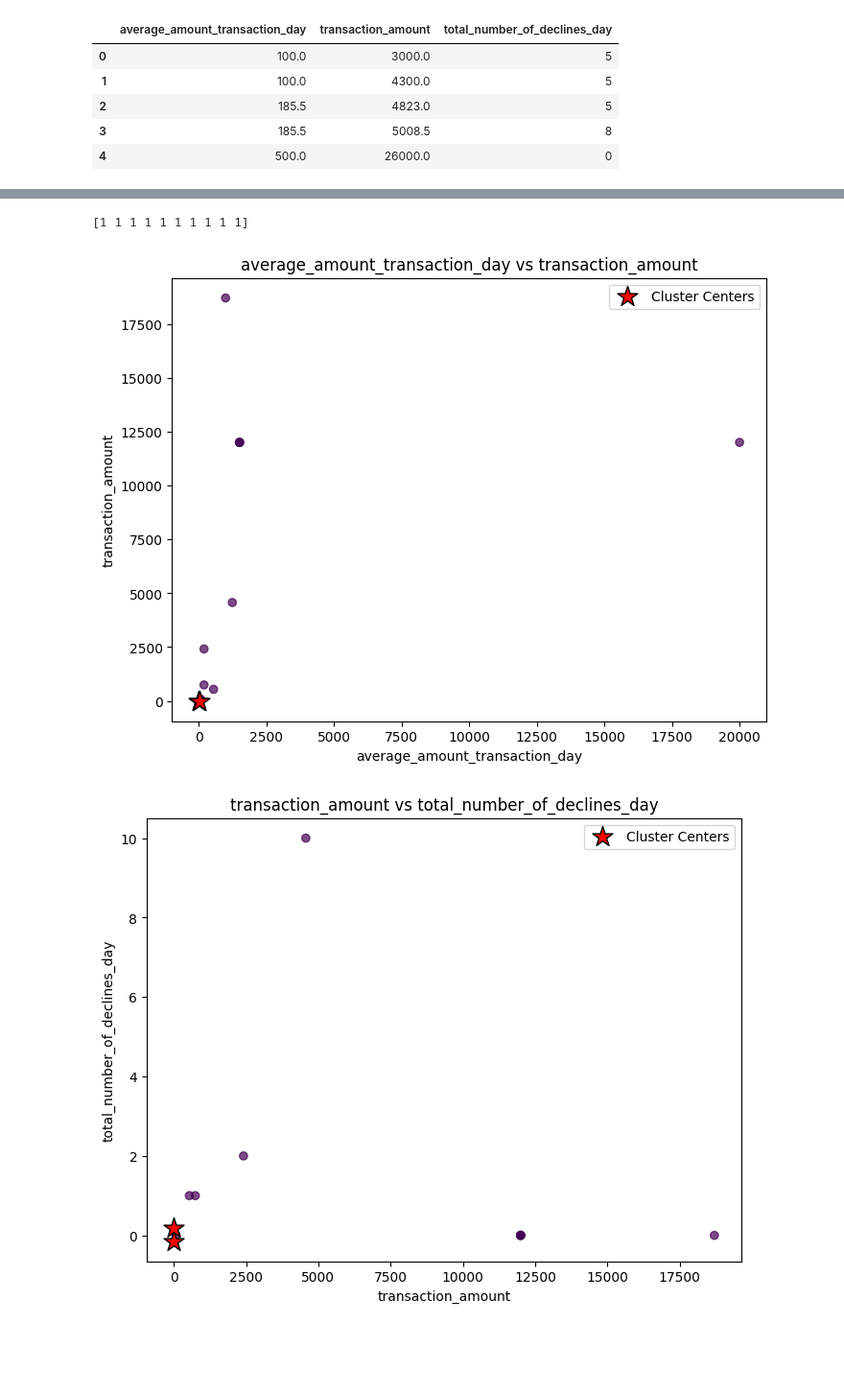
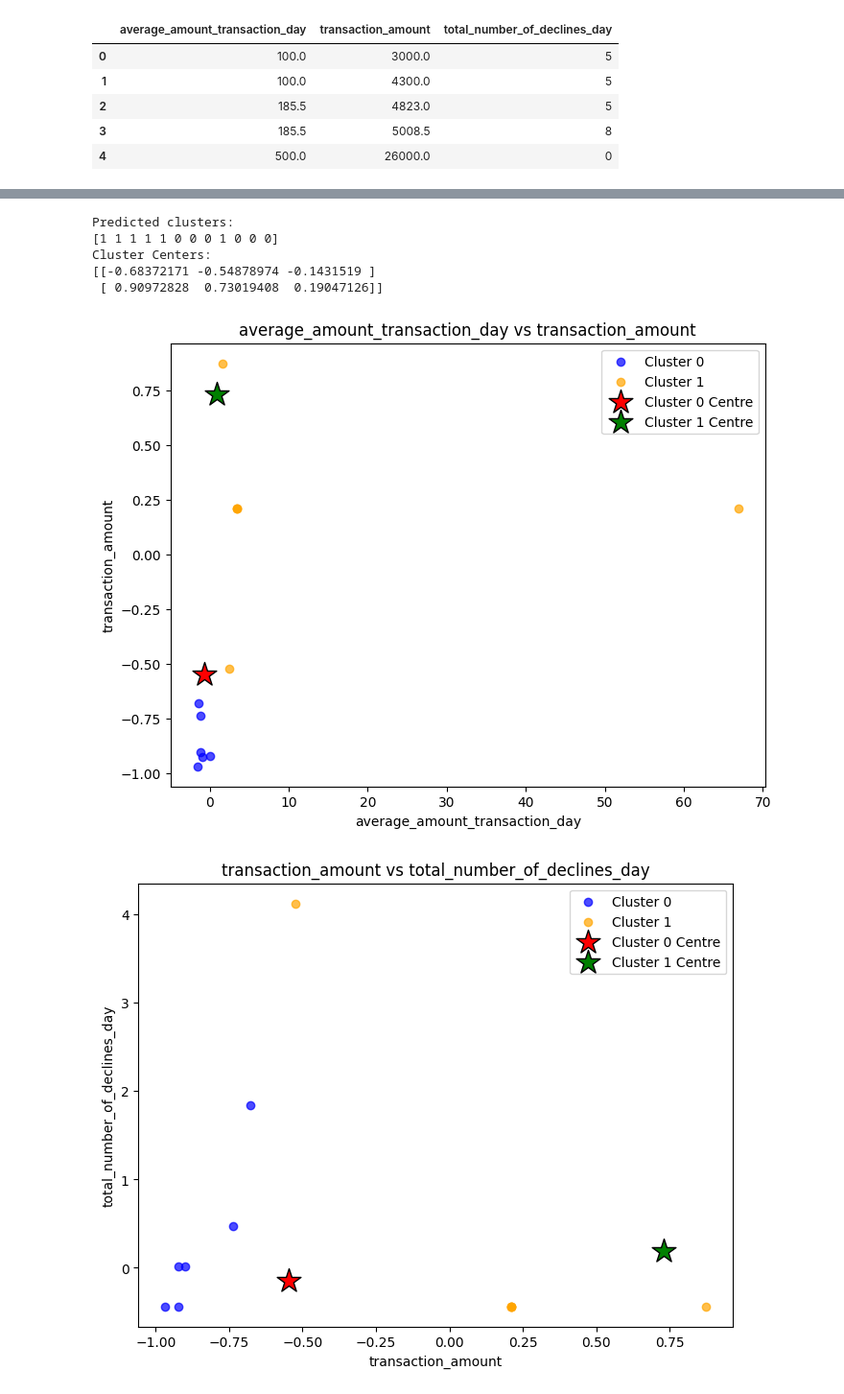
Before and after one commit to savindumahasen/Credict-Card-Fraud-Detection, a Jupyter notebook: creditcardfrauddetection.ipynb, the cells around one changed output, grey strips where cells are left out. Shown at 96% size. Cells and saved outputs as stored; diff of their text form; code cells hidden in the pictures; blank space fills up the shorter version.

Commit message:
Update the scatterplot of test data

```diff
--- a/creditcardfrauddetection.ipynb
+++ b/creditcardfrauddetection.ipynb
@@ -676,7 +676,9 @@ test_data = np.array([
     [185.5,2411.5,2],
     [537.2396194,537.2396194,1],
     [1500,12000,0],
-    [65,80,0]
+    [65,80,0],
+    [100,3000,5],
+    [256.703344,513.406688,0]
 
 ])
 
@@ -709,5 +713,5 @@ test_result_pd
 # %%
 ## remove the predicted cluster column
 # %%
-test_result_pd=test_result_pd.drop('PredictedCluster',axis=1)
-test_result_pd.head()
+#test_result_pd=test_result_pd.drop('PredictedCluster',axis=1)
+#test_result_pd.head()
@@ -722,48 +719,82 @@ test_result_pd.head()
 ## Once scaled the data using Standard Scaler,  all the data clustered into one group (which means not fradulent group).
 # %%
 # Predict test dataset clusters
-test_labels = kmc.predict(test_result_pd)
+test_labels = kmc.predict(scaled_test_data)
+
+print("Predicted clusters:")
 print(test_labels)
 
 # Get cluster centers
 w = kmc.cluster_centers_
+
+print("Cluster Centers:")
+print(w)
+
+# Define two different colours
+colors = ['blue', 'orange']
 
 # Plot test data
 for i in range(w.shape[1] - 1):
 
     plt.figure(figsize=(8, 6))
 
-    # Plot test data points
+    # Display Cluster 0
     plt.scatter(
-        test_result_pd.iloc[:, i],
-        test_result_pd.iloc[:, i + 1],
-        c=test_labels,
-        cmap='viridis',
+        scaled_test_data[test_labels == 0, i],
+        scaled_test_data[test_labels == 0, i + 1],
+        color=colors[0],
+        label='Cluster 0',
         alpha=0.7
     )
 
-    # Plot cluster centers
+    # Display Cluster 1
     plt.scatter(
-        w[:, i],
-        w[:, i + 1],
-        c='red',
+        scaled_test_data[test_labels == 1, i],
+        scaled_test_data[test_labels == 1, i + 1],
+        color=colors[1],
+        label='Cluster 1',
+        alpha=0.7
+    )
+
+    # Plot Cluster 0 Centre
+    plt.scatter(
+        w[0, i],
+        w[0, i + 1],
+        color='red',
         marker='*',
-        s=250,
+        s=350,
         edgecolors='black',
-        label='Cluster Centers'
+        label='Cluster 0 Centre',
+        zorder=5
+    )
+
+    # Plot Cluster 1 Centre
+    plt.scatter(
+        w[1, i],
+        w[1, i + 1],
+        color='green',
+        marker='*',
+        s=350,
+        edgecolors='black',
+        label='Cluster 1 Centre',
+        zorder=5
     )
 
     plt.xlabel(test_result_pd.columns[i])
     plt.ylabel(test_result_pd.columns[i + 1])
 
     plt.title(
         f'{test_result_pd.columns[i]} vs '
         f'{test_result_pd.columns[i + 1]}'
     )
 
     plt.legend()
     plt.show()
 # %% [output]
-[1 1 1 1 1 1 1 1 1 1]
+Predicted clusters:
+[1 1 1 1 1 0 0 0 1 0 0 0]
+Cluster Centers:
+[[-0.68372171 -0.54878974 -0.1431519 ]
+ [ 0.90972828  0.73019408  0.19047126]]
-[figure, old version]
+[figure, new version]
-[figure, old version]
+[figure, new version]
```
Also changed, not shown: parts of 2 cells of this notebook.
